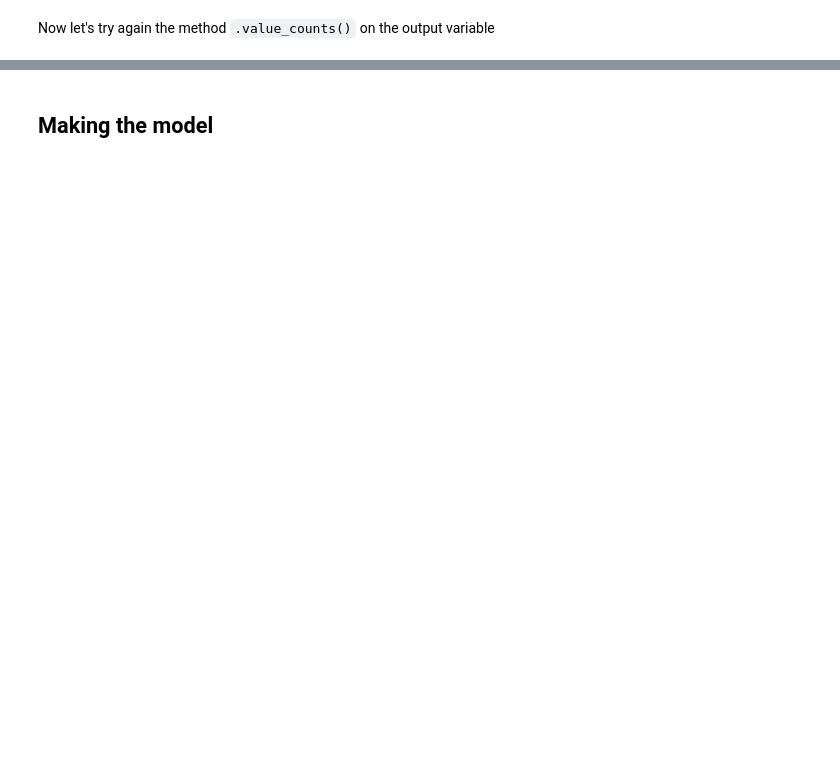
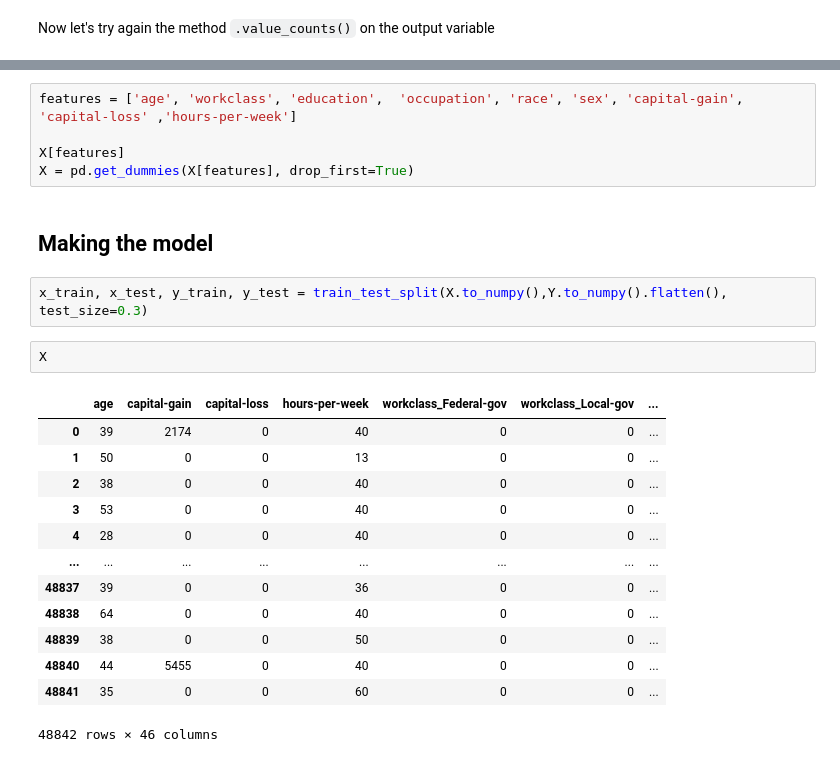
Before and after one commit to DanielVelmo/CodeAcademyProjects, a Jupyter notebook: Income Classification/project.ipynb, the cells around one changed output, grey strips where cells are left out. Drawn from its saved outputs; the diff is of its cells as text; blank space fills up the shorter version.

```diff
--- a/Income Classification/project.ipynb
+++ b/Income Classification/project.ipynb
@@ -46,2 +74,25 @@ dtype: float64
+# %%
+features = ['age', 'workclass', 'education',  'occupation', 'race', 'sex', 'capital-gain', 'capital-loss' ,'hours-per-week']
+
+X[features]
+X = pd.get_dummies(X[features], drop_first=True)
 # %% [markdown]
 ## Making the model
+# %%
+x_train, x_test, y_train, y_test = train_test_split(X.to_numpy(),Y.to_numpy().flatten(), test_size=0.3)
+# %%
+X
+# %% [output]
+|  | age | capital-gain | capital-loss | hours-per-week | workclass_Federal-gov | workclass_Local-gov | ... |
+| 0 | 39 | 2174 | 0 | 40 | 0 | 0 | ... |
+| 1 | 50 | 0 | 0 | 13 | 0 | 0 | ... |
+| 2 | 38 | 0 | 0 | 40 | 0 | 0 | ... |
+| 3 | 53 | 0 | 0 | 40 | 0 | 0 | ... |
+| 4 | 28 | 0 | 0 | 40 | 0 | 0 | ... |
+| ... | ... | ... | ... | ... | ... | ... | ... |
+| 48837 | 39 | 0 | 0 | 36 | 0 | 0 | ... |
+| 48838 | 64 | 0 | 0 | 40 | 0 | 0 | ... |
+| 48839 | 38 | 0 | 0 | 50 | 0 | 0 | ... |
+| 48840 | 44 | 5455 | 0 | 40 | 0 | 0 | ... |
+| 48841 | 35 | 0 | 0 | 60 | 0 | 0 | ... |
+48842 rows × 46 columns
```
Also changed, not shown: parts of 10 cells of this notebook.
